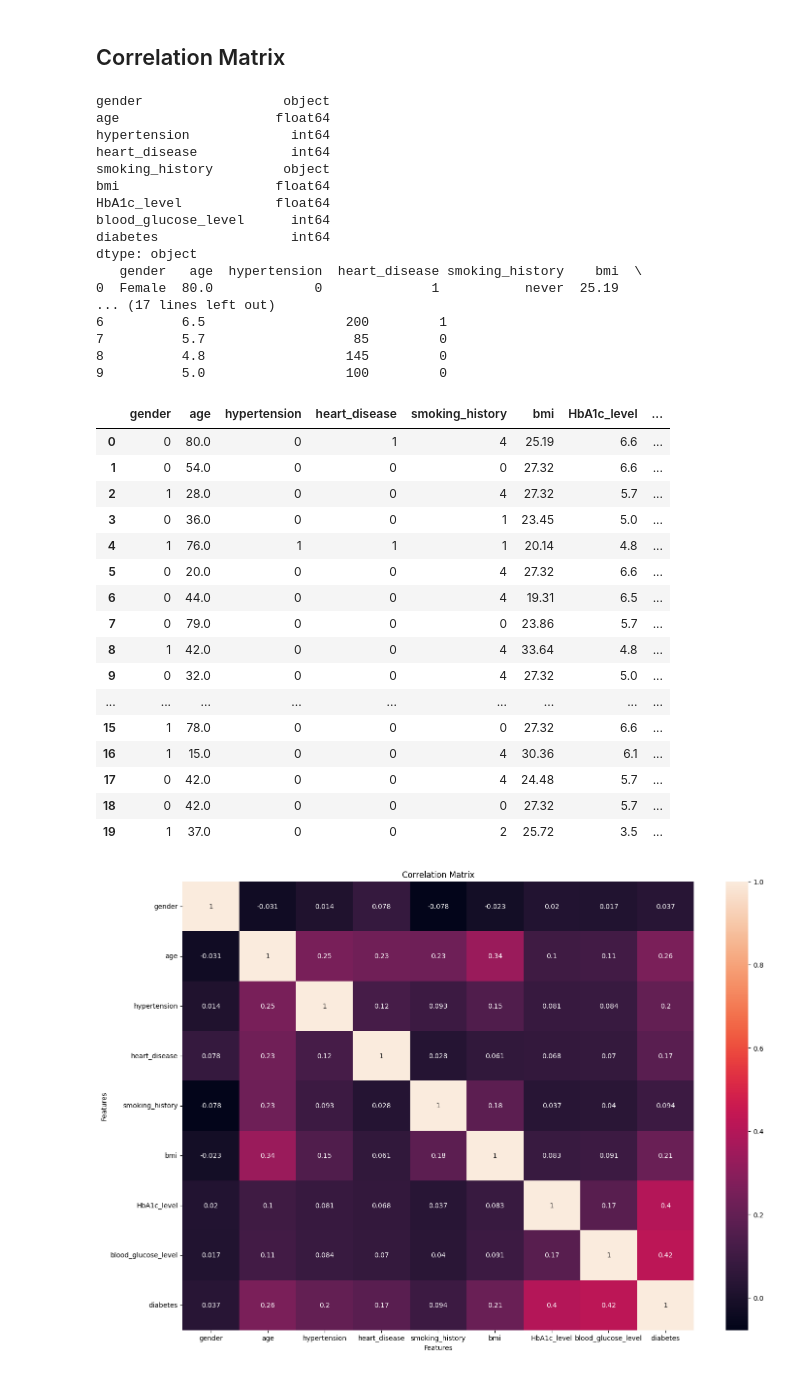
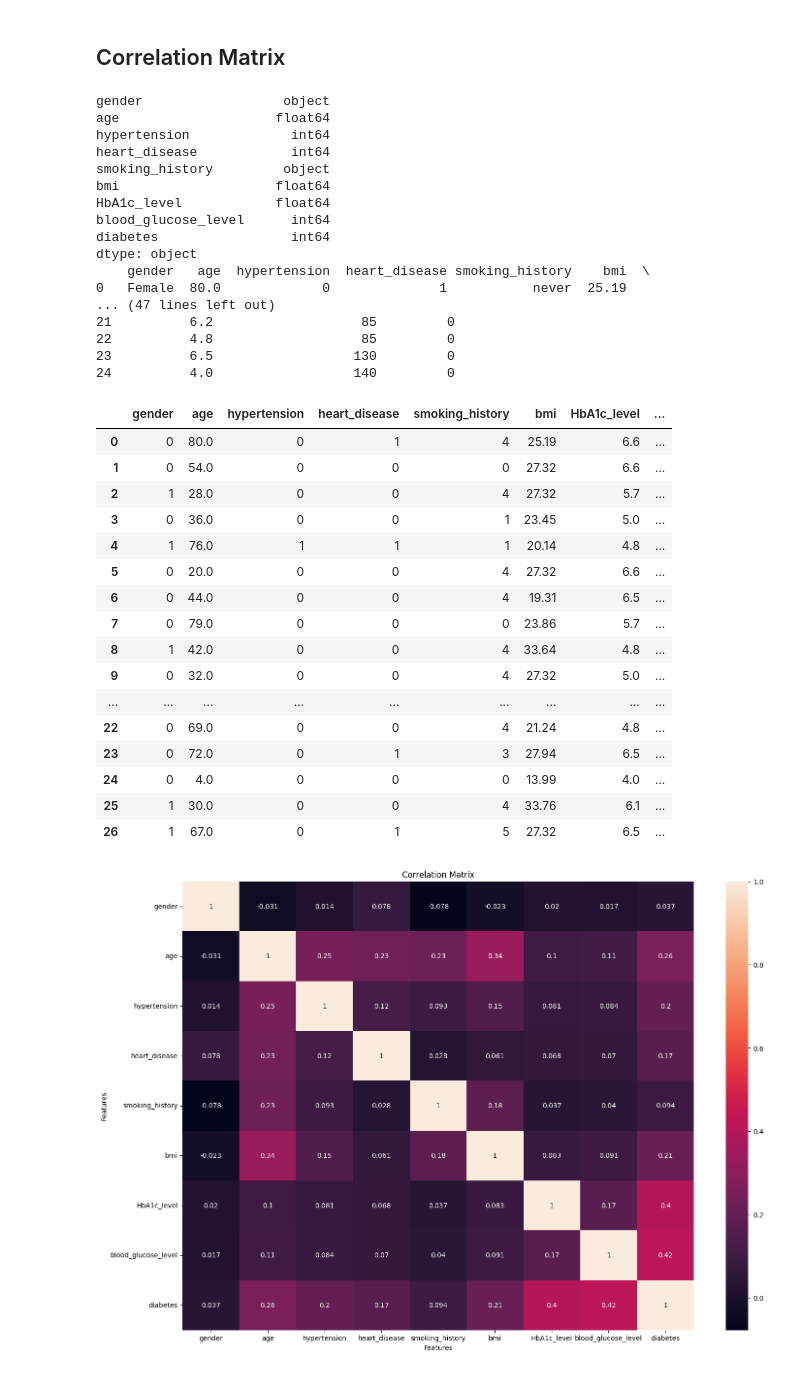
Before and after one commit to jakewc12/Medipredictor-AI, a Jupyter notebook: disease-backend/diabetes-prediction.ipynb, the cells around one changed output. Saved outputs shown, nothing was run; the diff lists cells and outputs as text; code cells hidden in the pictures.

```diff
--- a/disease-backend/diabetes-prediction.ipynb
+++ b/disease-backend/diabetes-prediction.ipynb
@@ -79,45 +81,45 @@ Degrees of Freedom: 17
 # %%
 # Encode categorical data
 print(df.dtypes)
-print(df.head(10))
+print(df.head(25))
 df['gender'] = label_encoder.fit_transform(df['gender'])
 df['smoking_history'] = label_encoder.fit_transform(df['smoking_history'])
-df.head(20)
+df.head(27)
 # %% [output]
 gender                  object
 age                    float64
 hypertension             int64
 heart_disease            int64
 smoking_history         object
 bmi                    float64
 HbA1c_level            float64
 blood_glucose_level      int64
 diabetes                 int64
 dtype: object
-   gender   age  hypertension  heart_disease smoking_history    bmi  \
-0  Female  80.0             0              1           never  25.19
-... (17 lines left out)
-6          6.5                  200         1
-7          5.7                   85         0
-8          4.8                  145         0
-9          5.0                  100         0
+    gender   age  hypertension  heart_disease smoking_history    bmi  \
+0   Female  80.0             0              1           never  25.19
+... (47 lines left out)
+21          6.2                   85         0
+22          4.8                   85         0
+23          6.5                  130         0
+24          4.0                  140         0
 |  | gender | age | hypertension | heart_disease | smoking_history | bmi | HbA1c_level | ... |
 | 0 | 0 | 80.0 | 0 | 1 | 4 | 25.19 | 6.6 | ... |
 | 1 | 0 | 54.0 | 0 | 0 | 0 | 27.32 | 6.6 | ... |
 | 2 | 1 | 28.0 | 0 | 0 | 4 | 27.32 | 5.7 | ... |
 | 3 | 0 | 36.0 | 0 | 0 | 1 | 23.45 | 5.0 | ... |
 | 4 | 1 | 76.0 | 1 | 1 | 1 | 20.14 | 4.8 | ... |
 | 5 | 0 | 20.0 | 0 | 0 | 4 | 27.32 | 6.6 | ... |
 | 6 | 0 | 44.0 | 0 | 0 | 4 | 19.31 | 6.5 | ... |
 | 7 | 0 | 79.0 | 0 | 0 | 0 | 23.86 | 5.7 | ... |
 | 8 | 1 | 42.0 | 0 | 0 | 4 | 33.64 | 4.8 | ... |
 | 9 | 0 | 32.0 | 0 | 0 | 4 | 27.32 | 5.0 | ... |
 | ... | ... | ... | ... | ... | ... | ... | ... | ... |
-| 15 | 1 | 78.0 | 0 | 0 | 0 | 27.32 | 6.6 | ... |
-| 16 | 1 | 15.0 | 0 | 0 | 4 | 30.36 | 6.1 | ... |
-| 17 | 0 | 42.0 | 0 | 0 | 4 | 24.48 | 5.7 | ... |
-| 18 | 0 | 42.0 | 0 | 0 | 0 | 27.32 | 5.7 | ... |
-| 19 | 1 | 37.0 | 0 | 0 | 2 | 25.72 | 3.5 | ... |
+| 22 | 0 | 69.0 | 0 | 0 | 4 | 21.24 | 4.8 | ... |
+| 23 | 0 | 72.0 | 0 | 1 | 3 | 27.94 | 6.5 | ... |
+| 24 | 0 | 4.0 | 0 | 0 | 0 | 13.99 | 4.0 | ... |
+| 25 | 1 | 30.0 | 0 | 0 | 4 | 33.76 | 6.1 | ... |
+| 26 | 1 | 67.0 | 0 | 1 | 5 | 27.32 | 6.5 | ... |
 # %%
 plt.figure(figsize=(17,12))
 sns.heatmap(df.corr(),annot=True)
```
Also changed, not shown: parts of 3 cells of this notebook, 12 other files.
